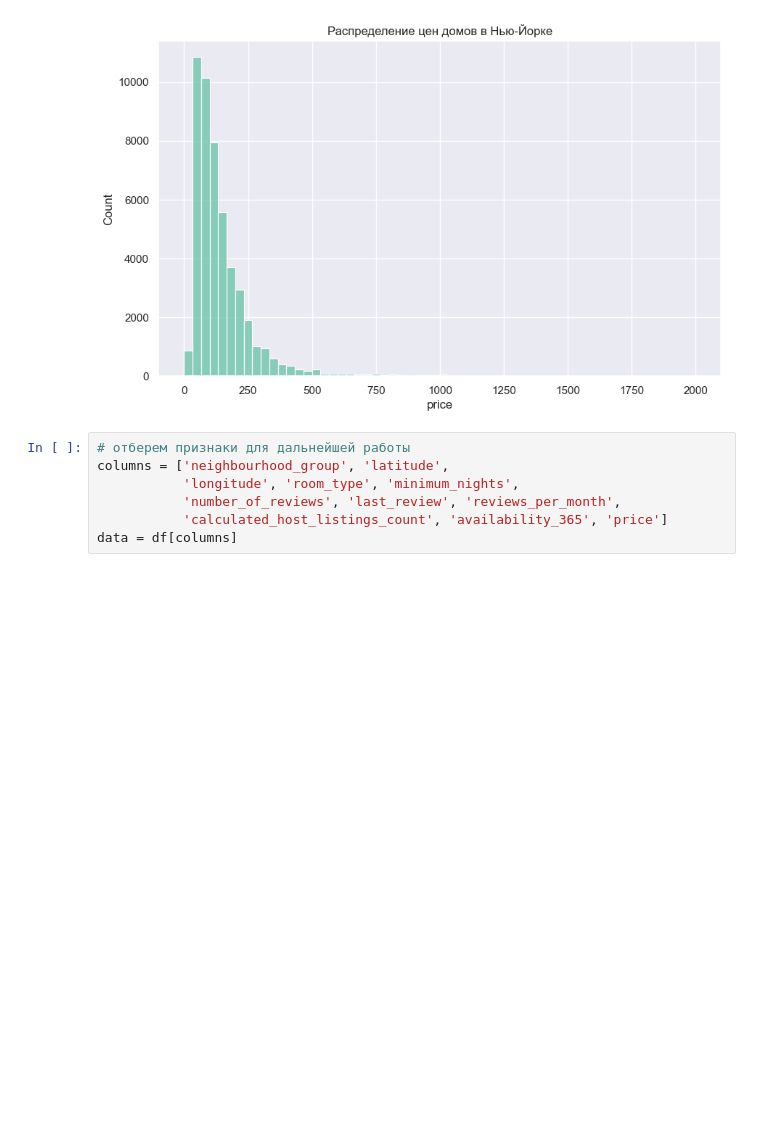
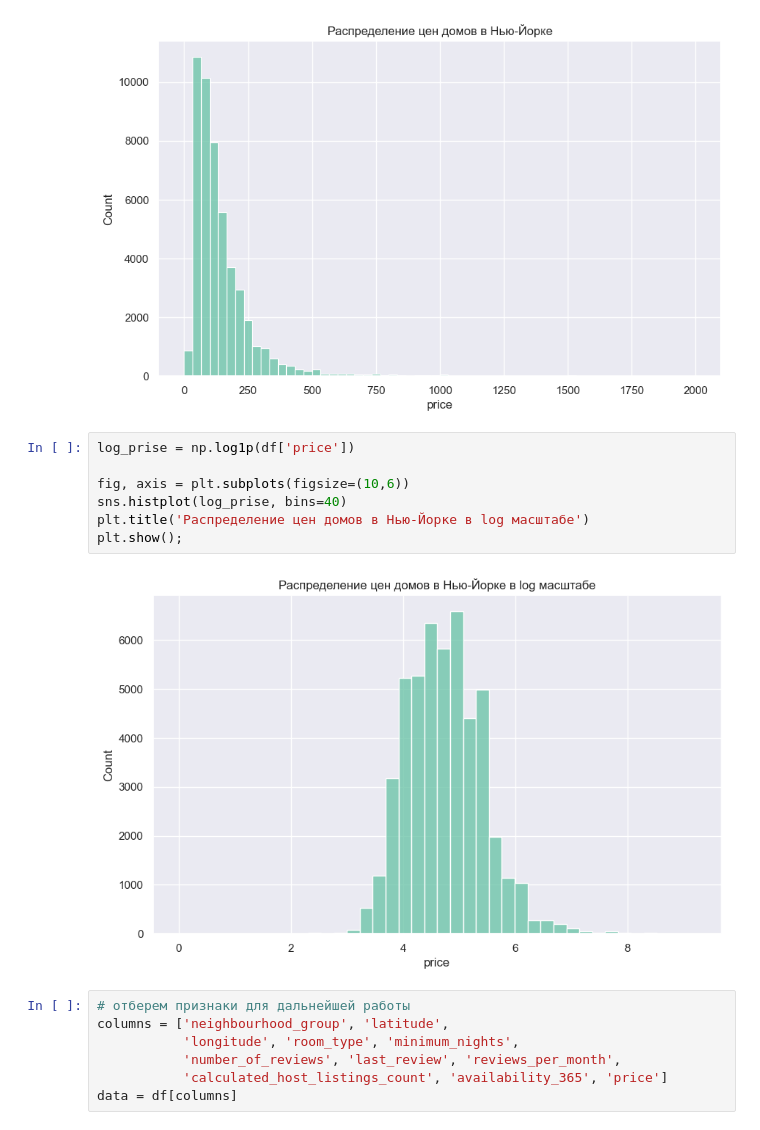
Before and after one commit to GridasovAlex/ML_NY_house_prise, a Jupyter notebook: main.ipynb, the cells around one changed output. Saved outputs shown, nothing was run; the diff lists cells and outputs as text; blank space fills up the shorter version.

Commit message:
add visualisation

```diff
--- a/main.ipynb
+++ b/main.ipynb
@@ -133,6 +154,15 @@ plt.title('Распределение цен домов в Нью-Йорке')
 plt.show();
 # %% [output]
 [figure]
+# %%
+log_prise = np.log1p(df['price'])
+
+fig, axis = plt.subplots(figsize=(10,6))
+sns.histplot(log_prise, bins=40)
+plt.title('Распределение цен домов в Нью-Йорке в log масштабе')
+plt.show();
+# %% [output]
+[figure, added]
 # %%
 # отберем признаки для дальнейшей работы
 columns = ['neighbourhood_group', 'latitude',
```
Also changed, not shown: parts of 8 cells of this notebook.
